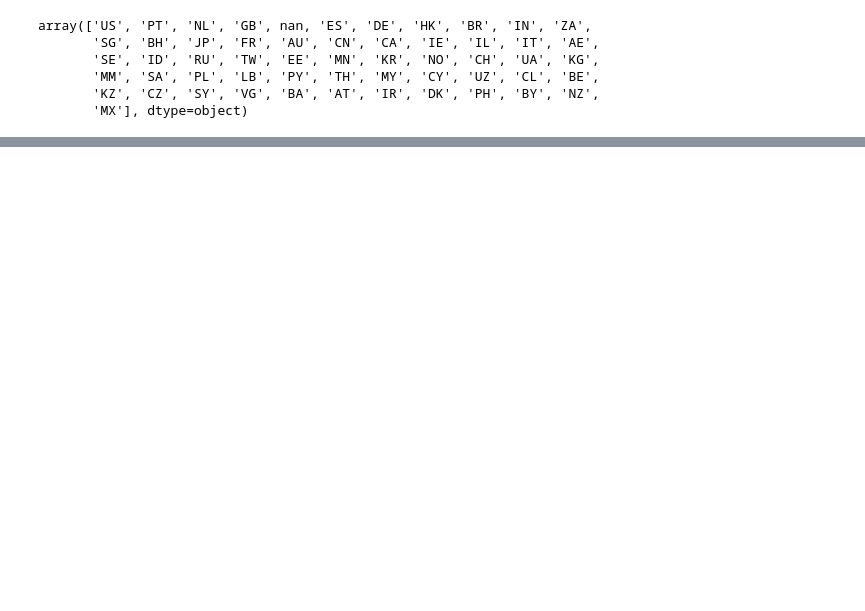
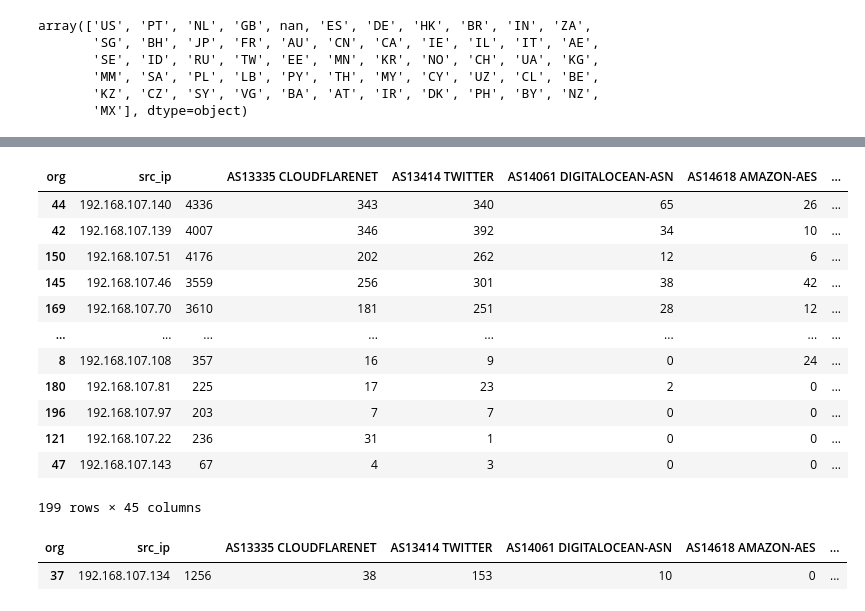
Before and after one commit to Pedro-Lopes-Frisson/srcp2, a Jupyter notebook: TestNormal.ipynb, the cells around one changed output, grey strips where cells are left out. Saved outputs shown, nothing was run; the diff lists cells and outputs as text; code cells hidden in the pictures; blank space fills up the shorter version.

```diff
--- a/TestNormal.ipynb
+++ b/TestNormal.ipynb
@@ -447,0 +453,5 @@ ext.head()
+# %%
+data_org = data.copy()
+test_org = test.copy()
+data_org.loc[:,"org"] = ["" if gi2.org_by_addr(x) == None else gi2.org_by_addr(x)  for x in data_org.loc[:,"dst_ip"]]
+test_org.loc[:,"org"] = ["" if gi2.org_by_addr(x) == None else gi2.org_by_addr(x)  for x in test.loc[:,"dst_ip"]]
@@ -447,0 +491,28 @@ ext.head()
+# %%
+data_org_cnts = data_org.groupby("src_ip")["org"].value_counts().unstack(fill_value=0).reset_index()
+AS_columns = [AS for AS in data_org_cnts if AS not in ['src_ip', '']]
+data_org_cnts["cnt"] = data_org_cnts[AS_columns].sum(axis=1)
+# %%
+data_org_cnts.sort_values(by="cnt", ascending=False)
+# %% [output]
+| org | src_ip |  | AS13335 CLOUDFLARENET | AS13414 TWITTER | AS14061 DIGITALOCEAN-ASN | AS14618 AMAZON-AES | ... |
+| 44 | 192.168.107.140 | 4336 | 343 | 340 | 65 | 26 | ... |
+| 42 | 192.168.107.139 | 4007 | 346 | 392 | 34 | 10 | ... |
+| 150 | 192.168.107.51 | 4176 | 202 | 262 | 12 | 6 | ... |
+| 145 | 192.168.107.46 | 3559 | 256 | 301 | 38 | 42 | ... |
+| 169 | 192.168.107.70 | 3610 | 181 | 251 | 28 | 12 | ... |
+| ... | ... | ... | ... | ... | ... | ... | ... |
+| 8 | 192.168.107.108 | 357 | 16 | 9 | 0 | 24 | ... |
+| 180 | 192.168.107.81 | 225 | 17 | 23 | 2 | 0 | ... |
+| 196 | 192.168.107.97 | 203 | 7 | 7 | 0 | 0 | ... |
+| 121 | 192.168.107.22 | 236 | 31 | 1 | 0 | 0 | ... |
+| 47 | 192.168.107.143 | 67 | 4 | 3 | 0 | 0 | ... |
+199 rows × 45 columns
+# %%
+target_value = "192.168.107.134"
+rows_with_value = data_org_cnts[data_org_cnts['src_ip'] == target_value].index
+
+data_org_cnts.iloc[rows_with_value]
+# %% [output]
+| org | src_ip |  | AS13335 CLOUDFLARENET | AS13414 TWITTER | AS14061 DIGITALOCEAN-ASN | AS14618 AMAZON-AES | ... |
+| 37 | 192.168.107.134 | 1256 | 38 | 153 | 10 | 0 | ... |
```
Also changed, not shown: parts of 18 cells of this notebook, 7 other files.
